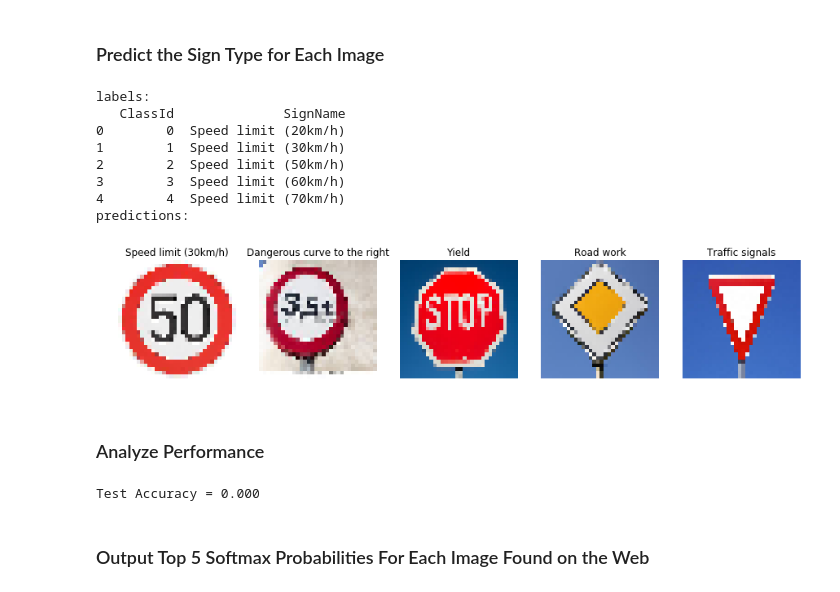
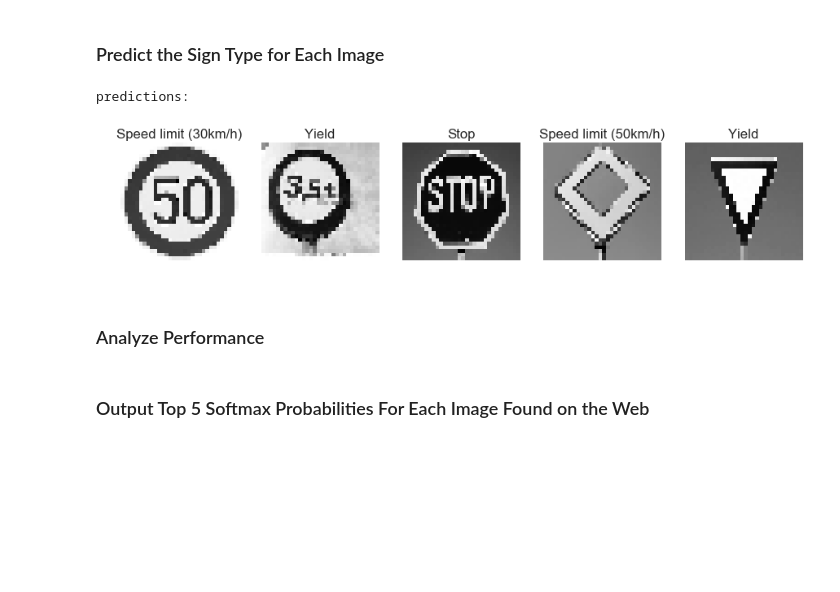
Before and after one commit to cvnerds/CarND-Traffic-Sign-Classifier-Project, a Jupyter notebook: Traffic_Sign_Classifier-Solution.ipynb, the cells around one changed output. Saved outputs shown, nothing was run; the diff lists cells and outputs as text; code cells hidden in the pictures; blank space fills up the shorter version.

```diff
--- a/Traffic_Sign_Classifier-Solution.ipynb
+++ b/Traffic_Sign_Classifier-Solution.ipynb
@@ -415,9 +414,10 @@ def augment_data(X, y, N_DESIRED=1000, scale=1.5, translation=5, rotation=5):
 
     return X,y
 
-X_train, y_train = augment_data(X_train, y_train_orig, N_DESIRED=1000, rotation=15)
+X_train, y_train = augment_data(X_train, y_train_orig, N_DESIRED=2000, translation=10, rotation=15)
 #X_test,  y_test  = augment_data(X_test,  y_test_orig,  N_DESIRED=400, rotation=15)
 X_test,  y_test  = X_test, y_test_orig
 # %%
 print(X_train.shape, X_train.dtype)
+_ = plot_image_samples(X_train, n_rows, n_cols, rand=rand_train)
 # %% [output]
@@ -562,7 +560,8 @@ def evaluate(X_data, y_data):
     sess = tf.get_default_session()
 
     for offset in range(0, num_examples, BATCH_SIZE):
-        batch_x, batch_y = X_data[offset:offset+BATCH_SIZE], y_data[offset:offset+BATCH_SIZE]
+        end = offset + BATCH_SIZE
+        batch_x, batch_y = X_data[offset:end], y_data[offset:end]
         loss, accuracy = sess.run([loss_operation, accuracy_operation], feed_dict={x: batch_x, y: batch_y, keep_prob: 1.0})
         total_accuracy += (accuracy * len(batch_x))
         total_loss += (loss * len(batch_x))
@@ -663,18 +700,10 @@ import os
 
 directory = './websamples'
 
-images = []
-paths  = []
+paths  = list(map(lambda path: os.path.join(directory, path), os.listdir(directory)))
 
-for path in os.listdir(directory):
-    path = os.path.join(directory, path)
+for path in paths:
     print(path)
-    image = cv2.imread(path)
-    if image.shape[1] != 32:
-        image = cv2.resize(image, (32,32), interpolation = cv2.INTER_CUBIC)
-    gray = normalize_image(image).reshape((32,32,1))
-    images.append( gray )
-    paths.append( path )
 # %% [output]
 ./websamples/50.jpg
 ./websamples/heavy.jpeg
@@ -686,57 +715,49 @@ for path in os.listdir(directory):
 # %%
 ### Run the predictions here and use the model to output the prediction for each image.
 ### Make sure to pre-process the images with the same pre-processing pipeline used earlier.
 ### Feel free to use as many code cells as needed.
 
 import pandas
 
 labels = pandas.read_csv('signnames.csv')
-print('labels:')
-print(labels.head())
+
+label_names = []
+for (i,name) in labels.values.tolist():
+    label_names.append(name)
+
+images_rgb = []
+images = []
+
+for i, path in enumerate(paths):
+    image = cv2.imread(path)
+    if image.shape[1] != 32:
+        image = cv2.resize(image, (32,32), interpolation = cv2.INTER_CUBIC)
+    images_rgb.append(image)
+    gray = normalize_image(image)
+    gray = gray.reshape((32,32,1))
+
+    images.append( gray )
 
 with tf.Session() as sess:
     sess.run(tf.global_variables_initializer())
     saver.restore(sess, tf.train.latest_checkpoint('.'))
     predictions = sess.run(tf.argmax(logits, 1), feed_dict={x: images, keep_prob:1.0})
 
     print('predictions:')
 
     N = len(images)
     f, axes = plt.subplots(nrows=1, ncols=N, figsize=(N*3, 20))
 
     for i, image in enumerate(images):
         label = predictions[i]
-        im = cv2.imread(paths[i])
-        im = cv2.cvtColor(im, cv2.COLOR_BGR2RGB)
-        if im.shape[1] != 32:
-            im = cv2.resize(im,(32,32), interpolation = cv2.INTER_CUBIC)
-        axes[i].imshow(im)
+        axes[i].imshow(image.reshape((32,32)), cmap='gray')
         axes[i].axis('off')
         axes[i].title.set_text(labels.loc[label, 'SignName'])
-        #print(paths[i], ':', labels.loc[label, 'SignName'])
 # %% [output]
-labels:
-   ClassId              SignName
-0        0  Speed limit (20km/h)
-1        1  Speed limit (30km/h)
-2        2  Speed limit (50km/h)
-3        3  Speed limit (60km/h)
-4        4  Speed limit (70km/h)
 predictions:
-[figure, old version]
+[figure, new version]
 # %% [markdown]
 ### Analyze Performance
-# %%
-### Calculate the accuracy for these 5 new images.
-### For example, if the model predicted 1 out of 5 signs correctly, it's 20% accurate on these new images.
-
-groundtruth = [2, 13, 16, 14, 12]
-with tf.Session() as sess:
-    saver.restore(sess, tf.train.latest_checkpoint('.'))
-    _, test_accuracy = evaluate(images, groundtruth)
-    print("Test Accuracy = {:.3f}".format(test_accuracy))
-# %% [output]
-Test Accuracy = 0.000
 # %% [markdown]
 ### Output Top 5 Softmax Probabilities For Each Image Found on the Web
 # %% [markdown]
```
Also changed, not shown: parts of 19 cells of this notebook, 1 other file.
